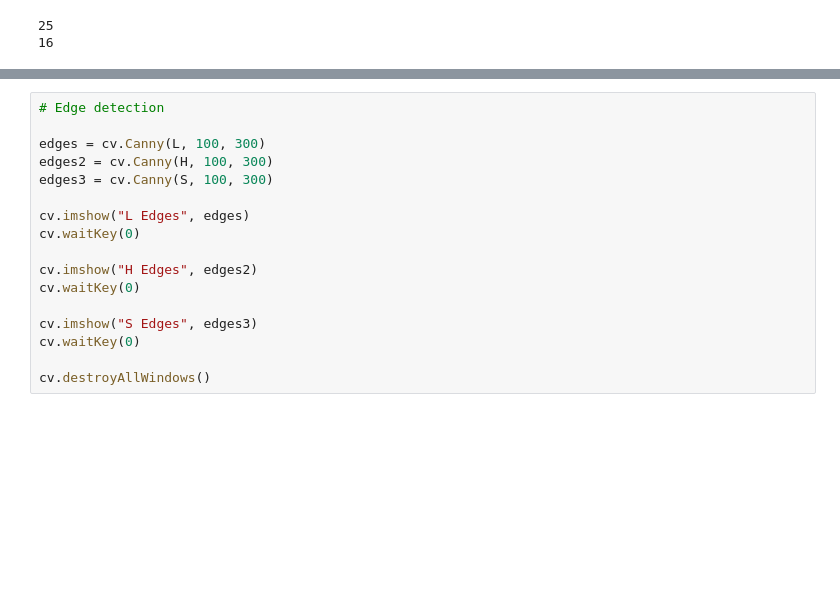
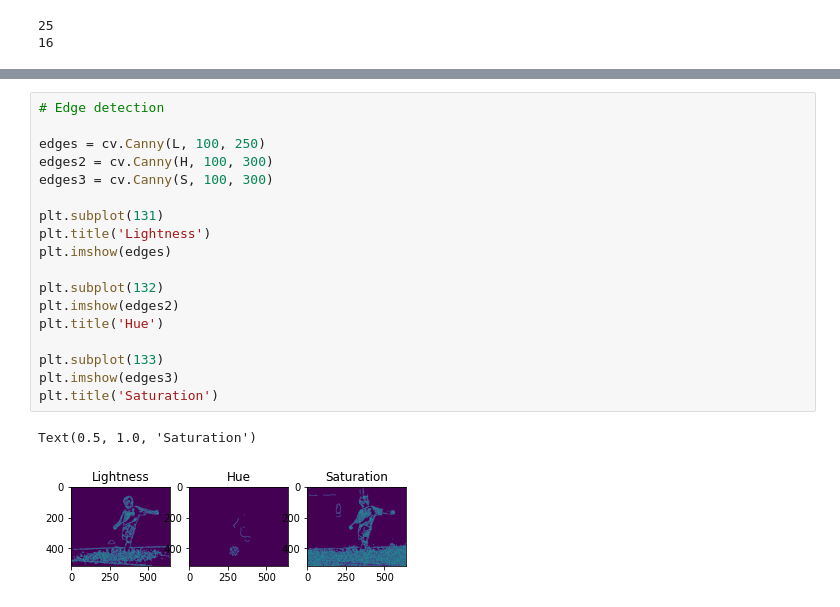
Before and after one commit to kelvin-cykong/OpenCV_Project, a Jupyter notebook: opencv.ipynb, the cells around one changed output, grey strips where cells are left out. Saved outputs shown, nothing was run; the diff lists cells and outputs as text; blank space fills up the shorter version.

```diff
--- a/opencv.ipynb
+++ b/opencv.ipynb
@@ -89,17 +94,21 @@ cv.destroyAllWindows()
 # %%
 # Edge detection
 
-edges = cv.Canny(L, 100, 300)
+edges = cv.Canny(L, 100, 250)
 edges2 = cv.Canny(H, 100, 300)
 edges3 = cv.Canny(S, 100, 300)
 
-cv.imshow("L Edges", edges)
-cv.waitKey(0)
+plt.subplot(131)
+plt.title('Lightness')
+plt.imshow(edges)
 
-cv.imshow("H Edges", edges2)
-cv.waitKey(0)
+plt.subplot(132)
+plt.imshow(edges2)
+plt.title('Hue')
 
-cv.imshow("S Edges", edges3)
-cv.waitKey(0)
-
-cv.destroyAllWindows()
+plt.subplot(133)
+plt.imshow(edges3)
+plt.title('Saturation')
+# %% [output]
+Text(0.5, 1.0, 'Saturation')
+[figure, added]
```
Also changed, not shown: parts of 2 cells of this notebook.
